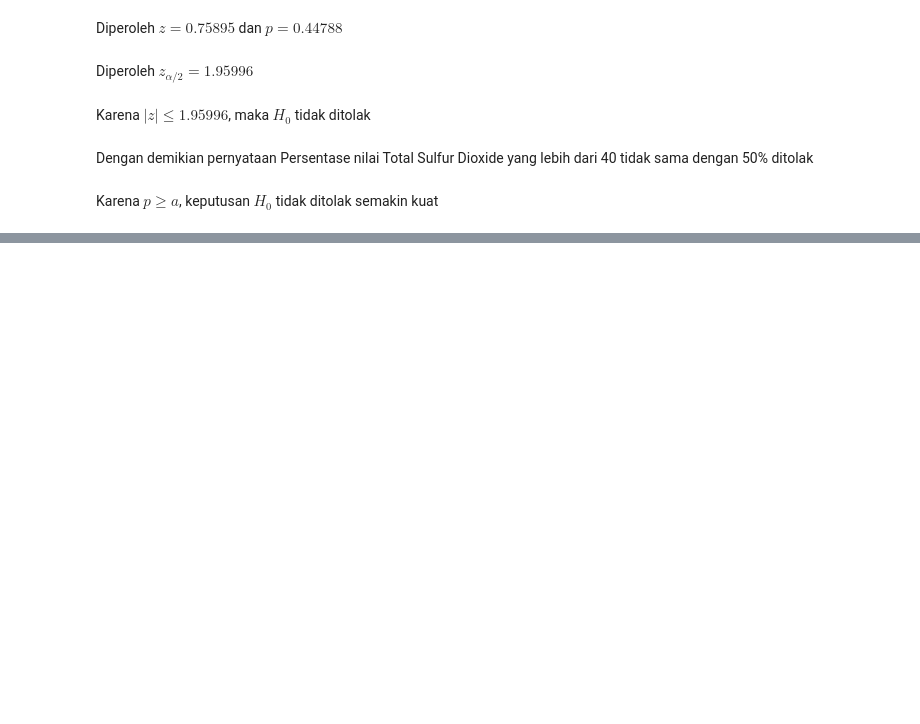
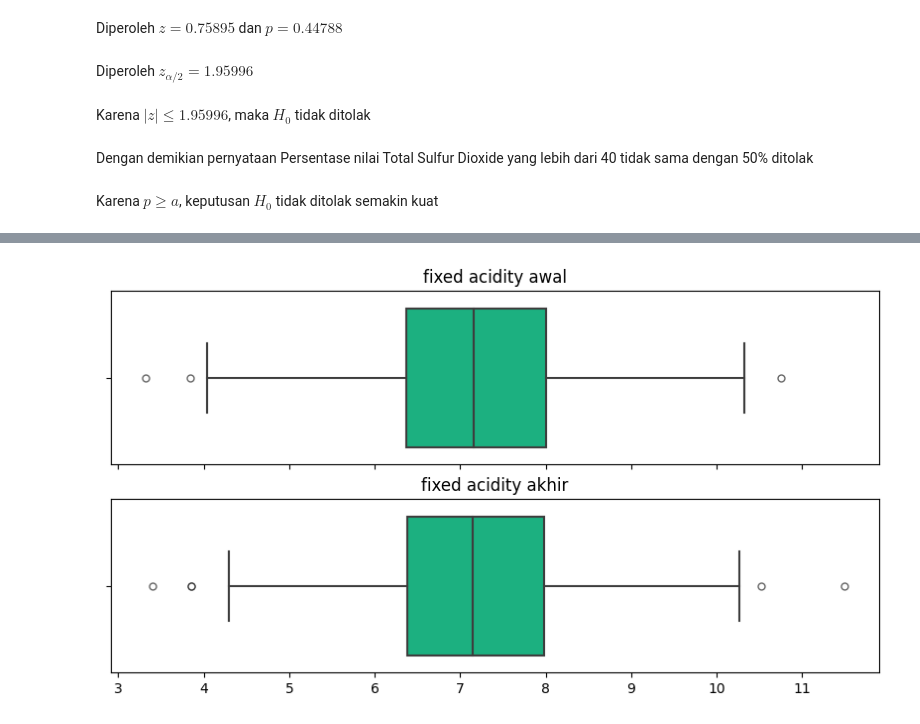
Before and after one commit to SaddamAnnais/K1-T1-IF2220-13521099, a Jupyter notebook: main.ipynb, the cells around one changed output, grey strips where cells are left out. Cells and saved outputs as stored; diff of their text form; code cells hidden in the pictures; blank space fills up the shorter version.

```diff
--- a/main.ipynb
+++ b/main.ipynb
@@ -652,0 +794,13 @@ Karena $p \geq a$, keputusan $H_0$ tidak ditolak semakin kuat
+# %%
+# Make a function to show the histogram and box plots
+def hist_blox2(df1: pd.DataFrame,df2:pd.DataFrame, keterangan1: str,keterangan2: str) -> None:
+    fig, (ax1, ax2) = plt.subplots(
+        nrows=2, ncols=1, figsize=(10, 5), sharex=True)
+    g1 = sns.boxplot(x=df1,ax=ax1, color="#03C988", flierprops={"marker": 'o', "markersize": 5, "markeredgecolor": 'black', "markerfacecolor": 'white', "alpha": 0.6})
+    g2 = sns.boxplot(x=df2,ax=ax2, color="#03C988", flierprops={"marker": 'o', "markersize": 5, "markeredgecolor": 'black', "markerfacecolor": 'white', "alpha": 0.6})
+    g1.set(xlabel=None)
+    g1.set(ylabel=None)
+    g2.set(xlabel=None)
+    g2.set(ylabel=None)
+    g1.set_title(keterangan1)
+    g2.set_title(keterangan2)
@@ -652,0 +822,4 @@ Karena $p \geq a$, keputusan $H_0$ tidak ditolak semakin kuat
+# %%
+hist_blox2(anggur['fixed acidity'][:len(anggur)//2],anggur['fixed acidity'][len(anggur)//2:],"fixed acidity awal","fixed acidity akhir")
+# %% [output]
+[figure, added]
```
Also changed, not shown: parts of 19 cells of this notebook.
